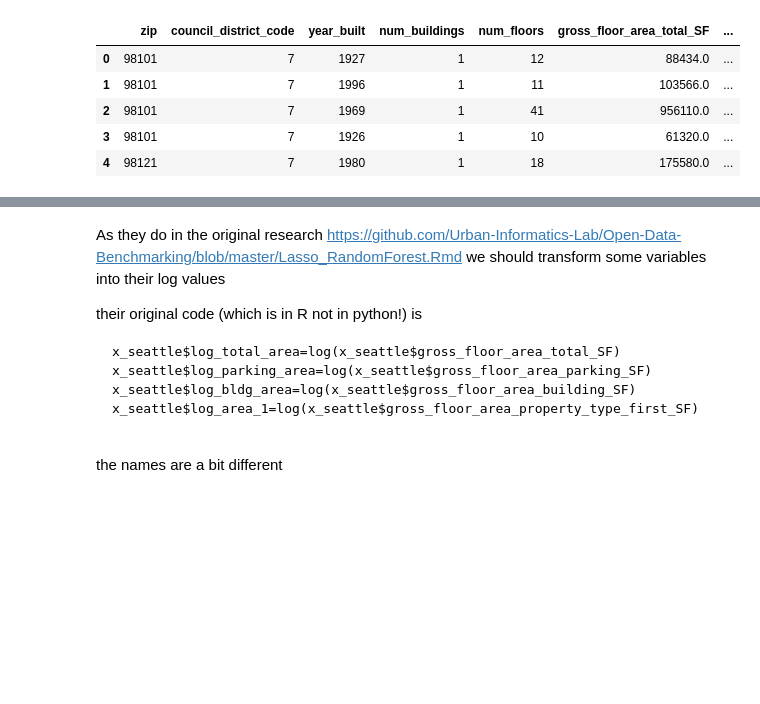
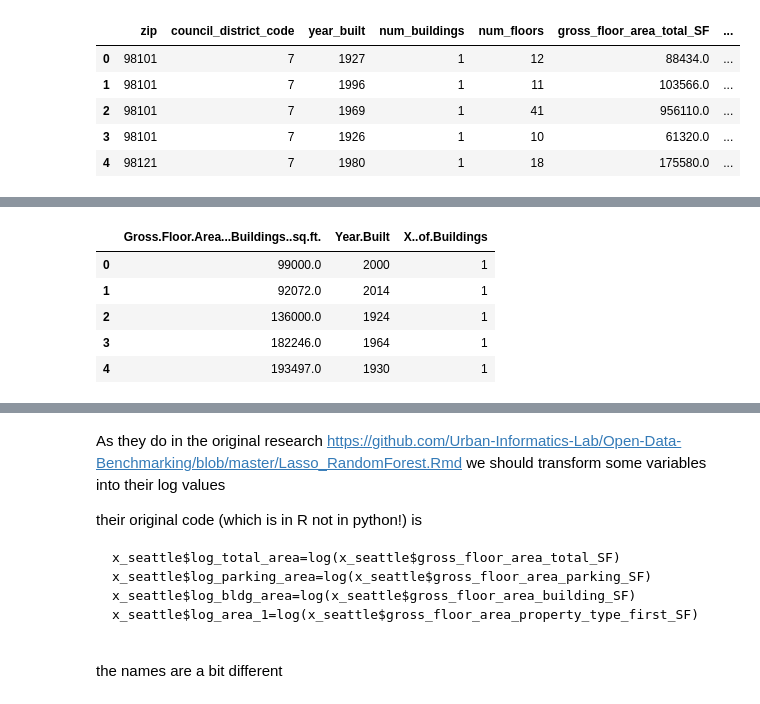
Before and after one commit to ReidelVichot/PUA2022_RVichot, a Jupyter notebook: HW6/RandomForest_solution_working.ipynb, the cells around one changed output, grey strips where cells are left out. Saved outputs shown, nothing was run; the diff lists cells and outputs as text; code cells hidden in the pictures; blank space fills up the shorter version.

```diff
--- a/HW6/RandomForest_solution_working.ipynb
+++ b/HW6/RandomForest_solution_working.ipynb
@@ -433,3 +481,12 @@ X_seattle_numeric_data.head()
+# %%
+X_chicago_numeric_data.head()
+# %% [output]
+|  | Gross.Floor.Area...Buildings..sq.ft. | Year.Built | X..of.Buildings |
+| 0 | 99000.0 | 2000 | 1 |
+| 1 | 92072.0 | 2014 | 1 |
+| 2 | 136000.0 | 1924 | 1 |
+| 3 | 182246.0 | 1964 | 1 |
+| 4 | 193497.0 | 1930 | 1 |
 # %%
 # which rows should you drop?
 #X_seattle_numeric_data.drop(["Latitude",	"Longitude"], axis = 1)
```
Also changed, not shown: parts of 15 cells of this notebook.
